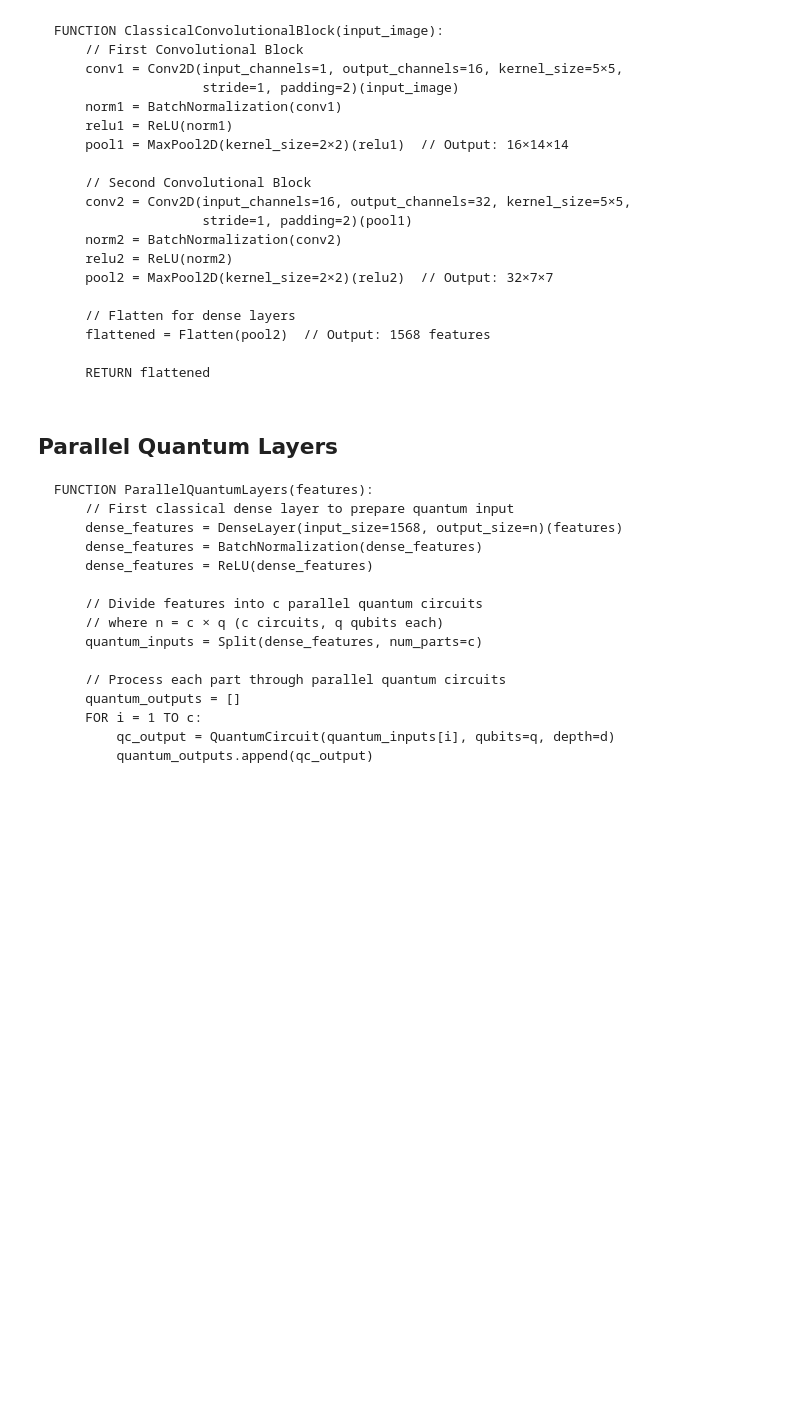
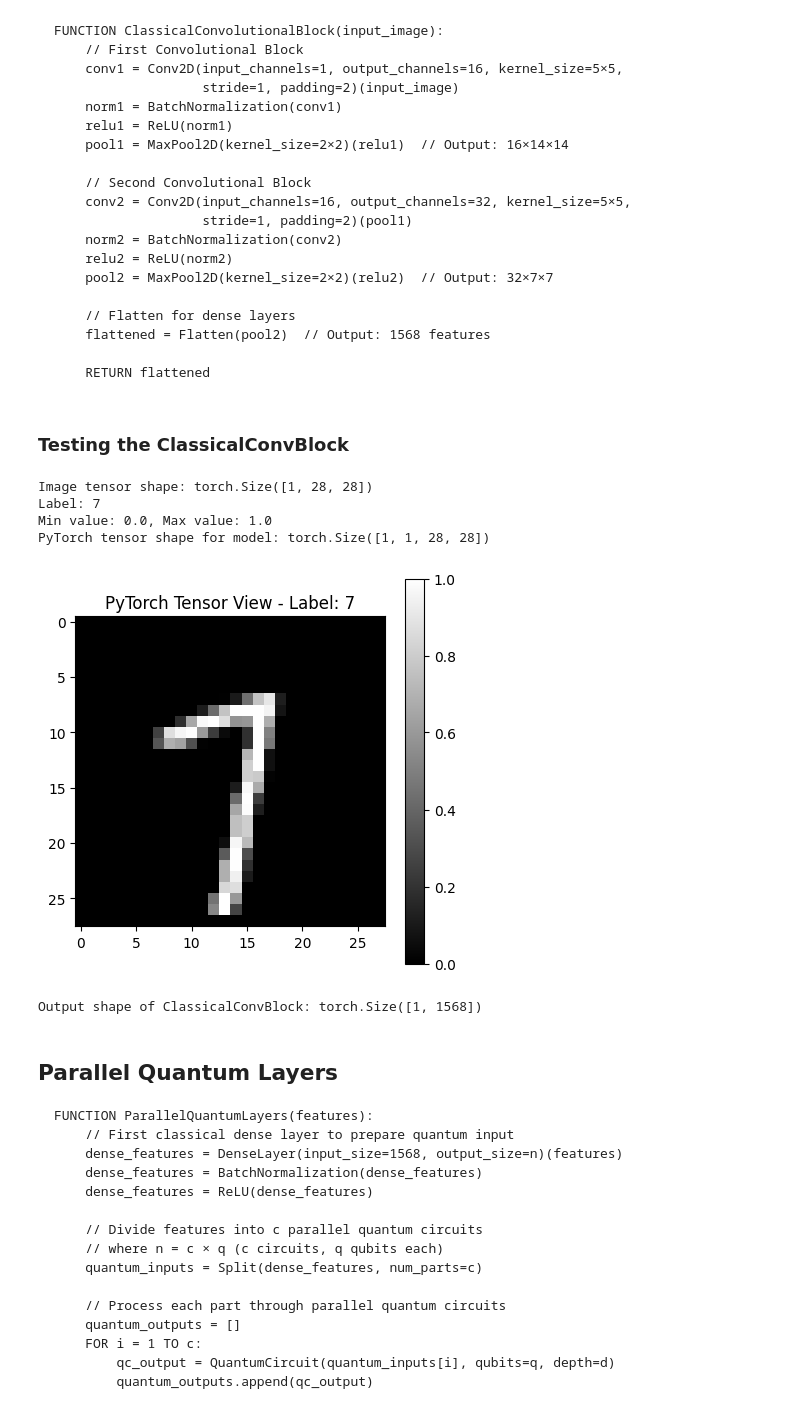
Before and after one commit to pk-2004/quantum-classification, a Jupyter notebook: HQNN/HQNN-Parallel-ionq.ipynb, the cells around one changed output. Cells and saved outputs as stored; diff of their text form; code cells hidden in the pictures; blank space fills up the shorter version.

```diff
--- a/HQNN/HQNN-Parallel-tf.ipynb
+++ b/HQNN/HQNN-Parallel-ionq.ipynb
@@ -112,3 +58,67 @@ class ClassicalConvBlock(tf.keras.layers.Layer):
+# %%
+ClassicalConvBlock = nn.Sequential(
+    # First Convolutional Block
+    nn.Conv2d(in_channels=1, out_channels=16, kernel_size=5, stride=1, padding=2),
+    nn.BatchNorm2d(16),
+    nn.ReLU(),
+    nn.MaxPool2d(kernel_size=2), # Output: (batch, 16, 14, 14)
+
+    # Second Convolutional Block
+    nn.Conv2d(in_channels=16, out_channels=32, kernel_size=5, stride=1, padding=2),
+    nn.BatchNorm2d(32),
+    nn.ReLU(),
+    nn.MaxPool2d(kernel_size=2), # Output: (batch, 32, 7, 7)
+
+    # Flatten for dense layers
+    nn.Flatten() # Output: (batch, 1568)
+)
+# %% [markdown]
+### Testing the ClassicalConvBlock
+# %%
+from torchvision import datasets, transforms
+import matplotlib.pyplot as plt
+import torch
+
+# Define a transform to convert images to PyTorch tensors and normalize to [0, 1]
+transform = transforms.ToTensor()
+
+# Load MNIST dataset using torchvision
+train_dataset = datasets.MNIST(root='./data', train=True, download=True, transform=transform)
+
+# Select a single image
+img_idx = 42  # Choose an arbitrary index
+img_tensor, label = train_dataset[img_idx]  # The transform is applied automatically
+
+# Print information about the image
+# The tensor is already in [channels, height, width] format
+print(f"Image tensor shape: {img_tensor.shape}")
+print(f"Label: {label}")
+print(f"Min value: {img_tensor.min()}, Max value: {img_tensor.max()}")
+
+# Add a batch dimension for processing with the model
+# PyTorch expects format: [batch_size, channels, height, width]
+img_tensor = img_tensor.unsqueeze(0)
+print(f"PyTorch tensor shape for model: {img_tensor.shape}")  # Should be [1, 1, 28, 28]
+
+# For visualization of tensor format
+plt.figure(figsize=(5, 5))
+# We use .squeeze() to remove the batch and channel dimensions for plotting
+plt.imshow(img_tensor.squeeze().numpy(), cmap='gray')
+plt.title(f"PyTorch Tensor View - Label: {label}")
+plt.colorbar()
+plt.grid(False)
+plt.show()
+
+# Test the convolutionalblock
+features = ClassicalConvBlock(img_tensor)
+print(f"Output shape of ClassicalConvBlock: {features.shape}")
+# %% [output]
+Image tensor shape: torch.Size([1, 28, 28])
+Label: 7
+Min value: 0.0, Max value: 1.0
+PyTorch tensor shape for model: torch.Size([1, 1, 28, 28])
+[figure, added]
+Output shape of ClassicalConvBlock: torch.Size([1, 1568])
 # %% [markdown]
 ## Parallel Quantum Layers
 
```
Also changed, not shown: parts of 25 cells of this notebook, 3 other files.
